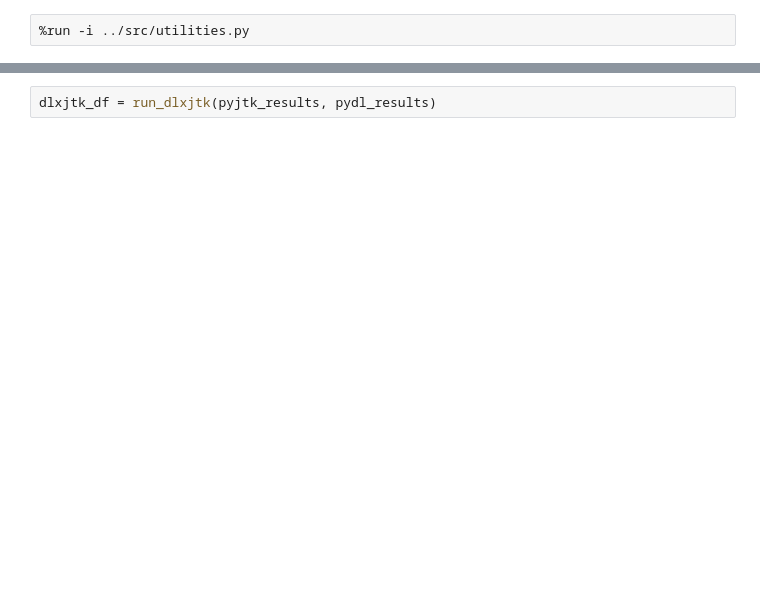
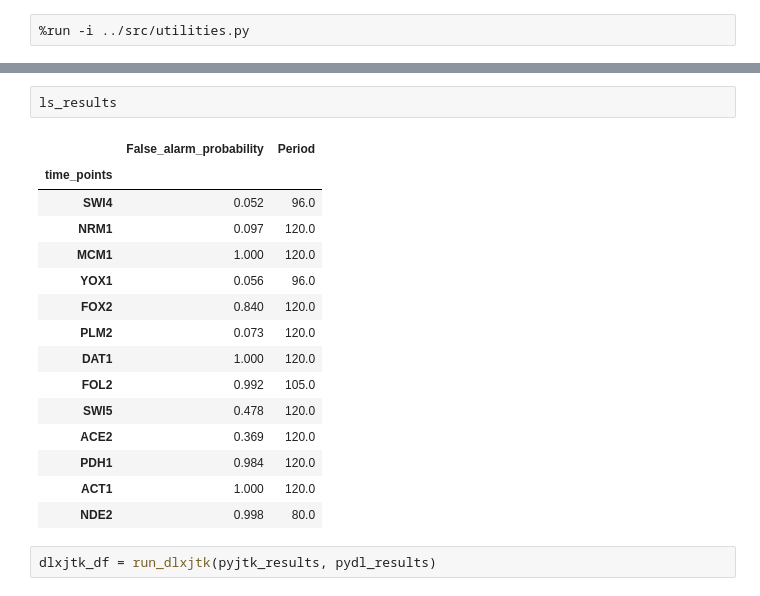
Before and after one commit to maxwellmlin/bio218-project, a Jupyter notebook: notebooks/data_preview.ipynb, the cells around one changed output, grey strips where cells are left out. Cells and saved outputs as stored; diff of their text form; blank space fills up the shorter version.

```diff
--- a/notebooks/data_preview.ipynb
+++ b/notebooks/data_preview.ipynb
@@ -11,3 +27,21 @@ pyjtk_results, pydl_results = run_periodicity(data_df, [96, 100], 96, 'yeast_ma_
+# %%
+ls_results
+# %% [output]
+|  | False_alarm_probability | Period |
+| time_points |  |  |
+| SWI4 | 0.052 | 96.0 |
+| NRM1 | 0.097 | 120.0 |
+| MCM1 | 1.000 | 120.0 |
+| YOX1 | 0.056 | 96.0 |
+| FOX2 | 0.840 | 120.0 |
+| PLM2 | 0.073 | 120.0 |
+| DAT1 | 1.000 | 120.0 |
+| FOL2 | 0.992 | 105.0 |
+| SWI5 | 0.478 | 120.0 |
+| ACE2 | 0.369 | 120.0 |
+| PDH1 | 0.984 | 120.0 |
+| ACT1 | 1.000 | 120.0 |
+| NDE2 | 0.998 | 80.0 |
 # %%
 dlxjtk_df = run_dlxjtk(pyjtk_results, pydl_results)
 # %%
```
Also changed, not shown: parts of 16 cells of this notebook, 12 other files.
